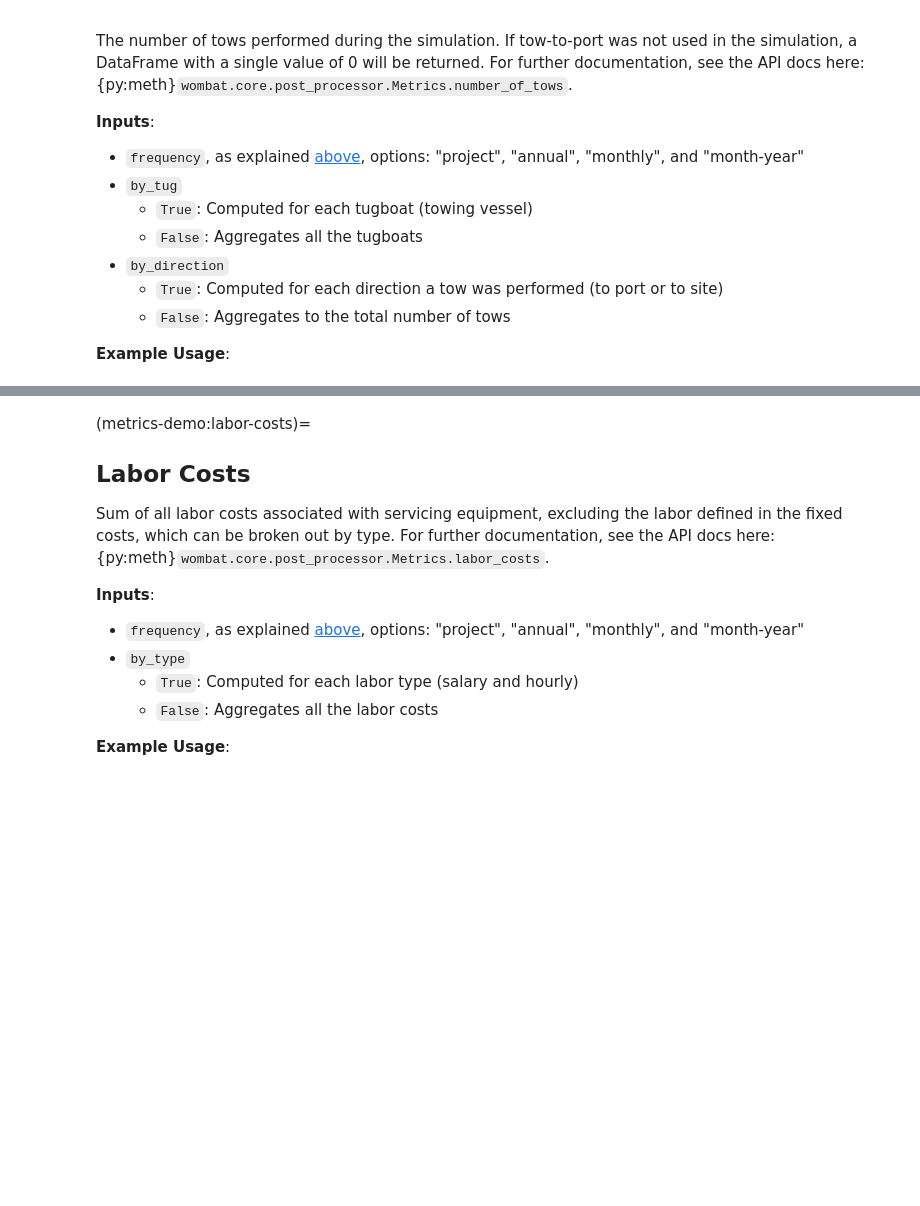
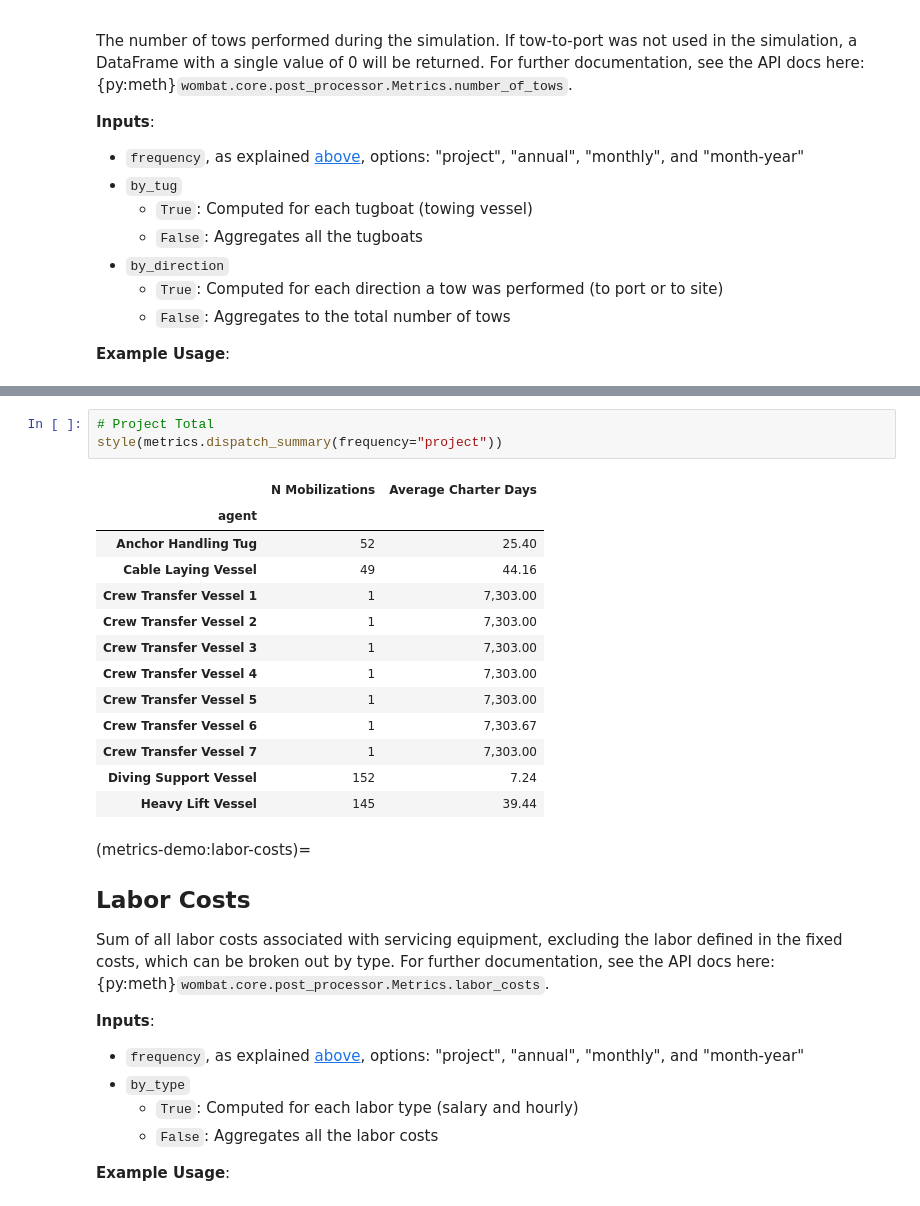
Before and after one commit to WISDEM/WOMBAT, a Jupyter notebook: examples/metrics_demonstration.ipynb, the cells around one changed output, grey strips where cells are left out. Saved outputs shown, nothing was run; the diff lists cells and outputs as text; blank space fills up the shorter version.

```diff
--- a/examples/metrics_demonstration.ipynb
+++ b/examples/metrics_demonstration.ipynb
@@ -335,3 +445,20 @@ style(metrics.number_of_tows(frequency="project"))
+# %%
+# Project Total
+style(metrics.dispatch_summary(frequency="project"))
+# %% [output]
+|  | N Mobilizations | Average Charter Days |
+| agent |  |  |
+| Anchor Handling Tug | 52 | 25.40 |
+| Cable Laying Vessel | 49 | 44.16 |
+| Crew Transfer Vessel 1 | 1 | 7,303.00 |
+| Crew Transfer Vessel 2 | 1 | 7,303.00 |
+| Crew Transfer Vessel 3 | 1 | 7,303.00 |
+| Crew Transfer Vessel 4 | 1 | 7,303.00 |
+| Crew Transfer Vessel 5 | 1 | 7,303.00 |
+| Crew Transfer Vessel 6 | 1 | 7,303.67 |
+| Crew Transfer Vessel 7 | 1 | 7,303.00 |
+| Diving Support Vessel | 152 | 7.24 |
+| Heavy Lift Vessel | 145 | 39.44 |
 # %% [markdown]
 (metrics-demo:labor-costs)=
 ## Labor Costs
```
Also changed, not shown: parts of 45 cells of this notebook, 2 other files.
